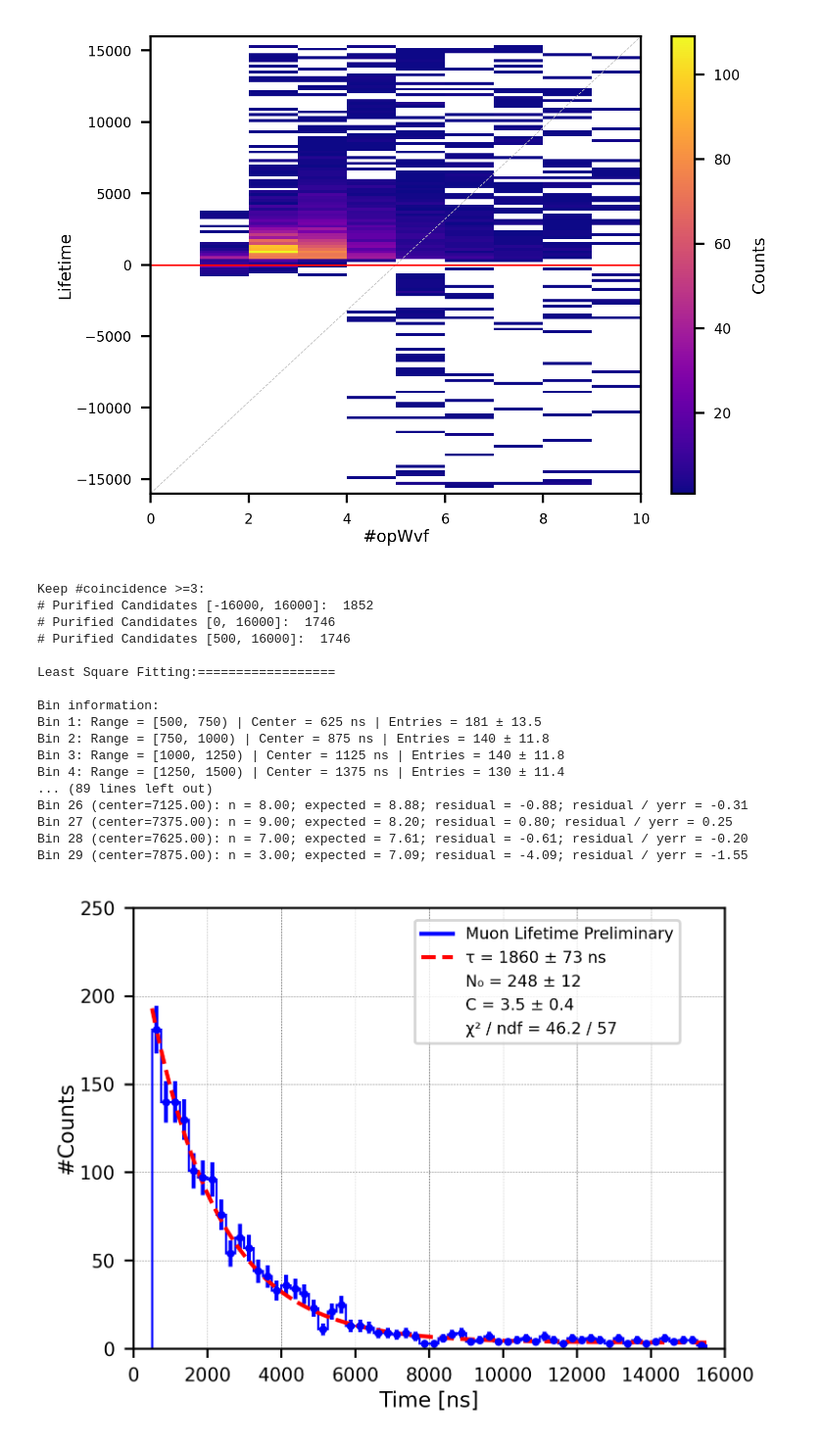
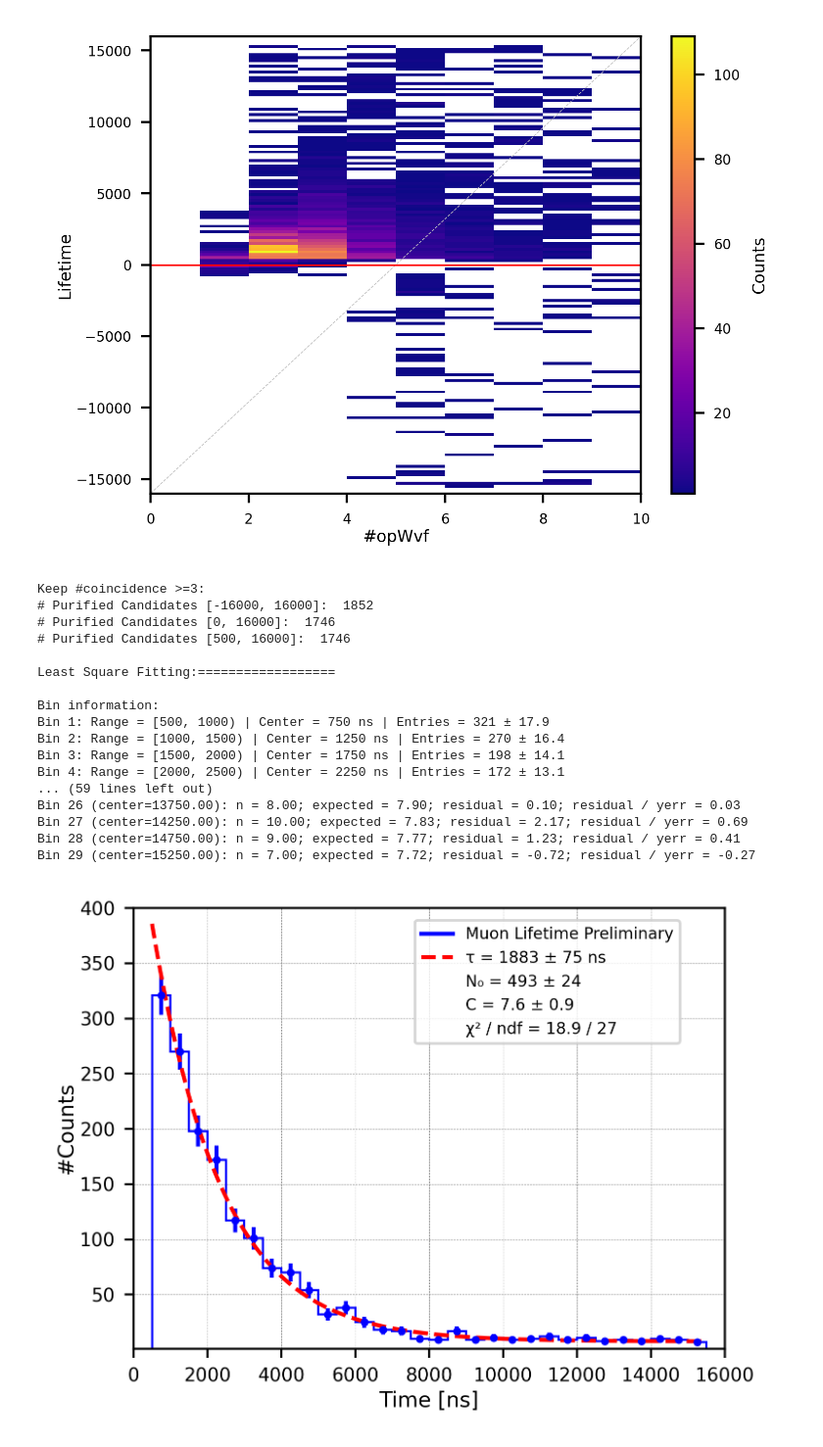
Before and after one commit to szhang17phys/analyze_pdhd_DATA_v2, a Jupyter notebook: jupyter/michel_stat/beamRun28867_FullRun/michelStat.ipynb, the cells around one changed output. Shown at 98% size. Cells and saved outputs as stored; diff of their text form; code cells hidden in the pictures.

```diff
--- a/jupyter/michel_stat/beamRun28867_FullRun/michelStat.ipynb
+++ b/jupyter/michel_stat/beamRun28867_FullRun/michelStat.ipynb
@@ -361,7 +361,7 @@ plt.figure(figsize=(4, 3), dpi=400)
 print("\nLeast Square Fitting:==================")
 
 # Define histogram parameters
-bin_width = 250
+bin_width = 500
 range_min = 500
 range_max = 15500
 bins = np.arange(range_min, range_max + bin_width, bin_width)
@@ -376,7 +376,7 @@ bin_centers = (bin_edges[:-1] + bin_edges[1:]) / 2
 
 # Calculate statistical uncertainties (sqrt(n))
 yerr = np.sqrt(n)
-yerr_weight = np.where(n == 0, 1, yerr)
+yerr_plot = np.where(n == 0, 1, yerr)  # Avoid zero division error for empty bins
 
 # Plot error bars on the histogram
 plt.errorbar(bin_centers, n, yerr=yerr, fmt='o', color='blue', markersize=2)
@@ -385,12 +385,9 @@ plt.errorbar(bin_centers, n, yerr=yerr, fmt='o', color='blue', markersize=2)
 def exp_func(t, N0, tau0, C):
     return N0 * np.exp(-t / tau0) + C
 
-
-#Least Squares Method------
-popt, pcov = curve_fit(exp_func, bin_centers, n, p0=[max(n), 1000, 1], sigma=yerr_weight, absolute_sigma=True)
+# Least Squares Method------
+popt, pcov = curve_fit(exp_func, bin_centers, n, p0=[max(n), 1000, 1], sigma=yerr, absolute_sigma=True)
 perr = np.sqrt(np.diag(pcov))  # parameter uncertainties
-
-
 
 # Print entries and uncertainties for each bin
 print("\nBin information:")
@@ -398,8 +395,6 @@ for i in range(len(n)):
     print(f"Bin {i+1}: Range = [{bin_edges[i]:.0f}, {bin_edges[i+1]:.0f}) | "
           f"Center = {bin_centers[i]:.0f} ns | "
           f"Entries = {n[i]:.0f} ± {yerr[i]:.1f}")
-
-
 
 # Print results to terminal
 print("\nFitted parameters:")
@@ -411,7 +406,7 @@ print("C = {:.2f} +/- {:.2f}".format(popt[2], perr[2]))
 expected = exp_func(bin_centers, *popt)
 expected = np.clip(expected, 1e-10, None)  # Avoid division by zero
 residuals = n - expected
-chi2 = np.sum((residuals / yerr_weight) ** 2)
+chi2 = np.sum((residuals / yerr_plot) ** 2)
 ndf = len(n) - len(popt)
 chi2_ndf = chi2 / ndf
 
@@ -422,9 +417,6 @@ print(f"\n[Goodness of Fit] χ² / ndf = {chi2:.1f} / {ndf} = {chi2_ndf:.2f}")
 for i, (label, observed, exp_val, res, err) in enumerate(zip(bin_centers, n, expected, residuals, yerr_plot)):
     print(f"Bin {i} (center={label:.2f}): n = {observed:.2f}; expected = {exp_val:.2f}; "
           f"residual = {res:.2f}; residual / yerr = {res / err:.2f}")
-
-
-
 
 # Plot and legend----------
 n0_text = f'N₀ = {popt[0]:.0f} ± {perr[0]:.0f}'
@@ -435,41 +427,42 @@ chi2_text = f'χ² / ndf = {chi2:.1f} / {ndf}'
 t_fit = np.linspace(range_min, range_max, 1000)
 fit_line, = plt.plot(t_fit, exp_func(t_fit, *popt), color='red', linestyle='--', label=tau_text)
 
 # Dummy handles for text-only legend entries
 dummy_n0 = plt.Line2D([], [], color='none', label=n0_text)
 dummy_c = plt.Line2D([], [], color='none', label=c_text)
 dummy_chi2 = plt.Line2D([], [], color='none', label=chi2_text)
 
 # Histogram handle
 hist_handle = plt.Line2D([], [], color='blue', linestyle='-', label='Muon Lifetime Preliminary')
 
 plt.legend(handles=[hist_handle, fit_line, dummy_n0, dummy_c, dummy_chi2],
            loc='upper center', bbox_to_anchor=(0.7, 0.99),
            fontsize=7, ncol=1, prop={'size': 6})
 
 plt.xlim(0, 16000)
-plt.ylim(0, 250)
+plt.ylim(0.9, 400)
+#plt.yscale('log')
 plt.xlabel('Time [ns]', labelpad=2, fontsize=8)
 plt.ylabel('#Counts', labelpad=1, fontsize=8)
 plt.tick_params(labelsize=7)
 plt.grid(color='gray', linestyle='--', linewidth=0.2, zorder=0)
 plt.show()
 # %% [output]
 Keep #coincidence >=3:
 # Purified Candidates [-16000, 16000]:  1852
 # Purified Candidates [0, 16000]:  1746
 # Purified Candidates [500, 16000]:  1746
 
 Least Square Fitting:==================
 
 Bin information:
-Bin 1: Range = [500, 750) | Center = 625 ns | Entries = 181 ± 13.5
-Bin 2: Range = [750, 1000) | Center = 875 ns | Entries = 140 ± 11.8
-Bin 3: Range = [1000, 1250) | Center = 1125 ns | Entries = 140 ± 11.8
-Bin 4: Range = [1250, 1500) | Center = 1375 ns | Entries = 130 ± 11.4
-... (89 lines left out)
-Bin 26 (center=7125.00): n = 8.00; expected = 8.88; residual = -0.88; residual / yerr = -0.31
-Bin 27 (center=7375.00): n = 9.00; expected = 8.20; residual = 0.80; residual / yerr = 0.25
-Bin 28 (center=7625.00): n = 7.00; expected = 7.61; residual = -0.61; residual / yerr = -0.20
-Bin 29 (center=7875.00): n = 3.00; expected = 7.09; residual = -4.09; residual / yerr = -1.55
+Bin 1: Range = [500, 1000) | Center = 750 ns | Entries = 321 ± 17.9
+Bin 2: Range = [1000, 1500) | Center = 1250 ns | Entries = 270 ± 16.4
+Bin 3: Range = [1500, 2000) | Center = 1750 ns | Entries = 198 ± 14.1
+Bin 4: Range = [2000, 2500) | Center = 2250 ns | Entries = 172 ± 13.1
+... (59 lines left out)
+Bin 26 (center=13750.00): n = 8.00; expected = 7.90; residual = 0.10; residual / yerr = 0.03
+Bin 27 (center=14250.00): n = 10.00; expected = 7.83; residual = 2.17; residual / yerr = 0.69
+Bin 28 (center=14750.00): n = 9.00; expected = 7.77; residual = 1.23; residual / yerr = 0.41
+Bin 29 (center=15250.00): n = 7.00; expected = 7.72; residual = -0.72; residual / yerr = -0.27
-[figure, old version]
+[figure, new version]
```
Also changed, not shown: parts of 4 cells of this notebook, 1 other file.
